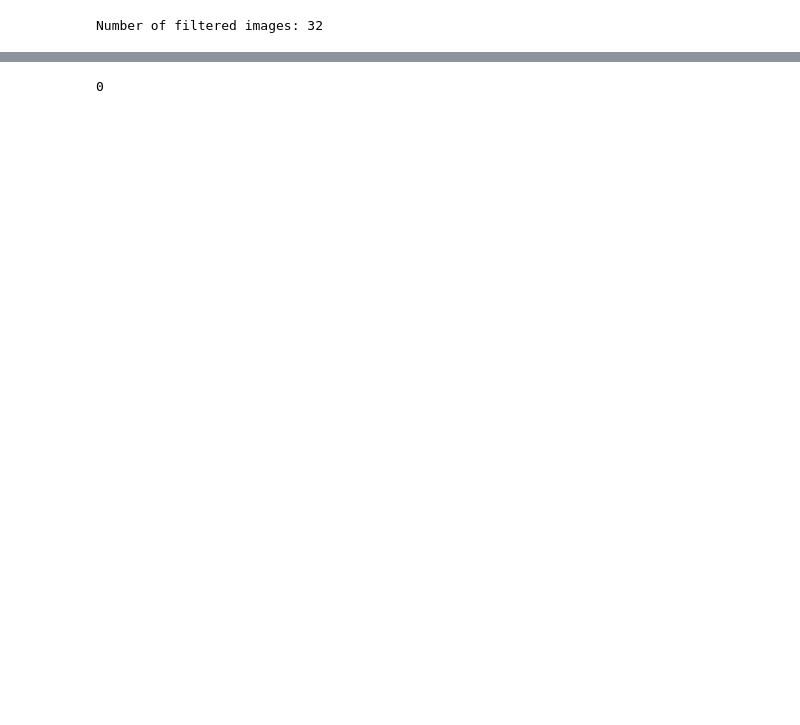
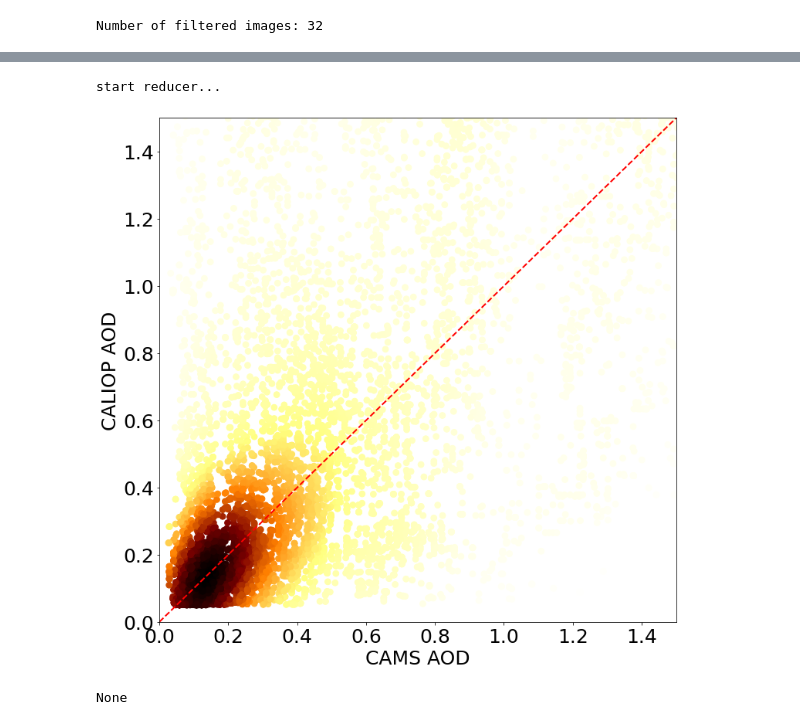
Before and after one commit to ray-climate/global_aerosol, a Jupyter notebook: CAMS/Sahara_dust/example_animation.ipynb, the cells around one changed output, grey strips where cells are left out. Saved outputs shown, nothing was run; the diff lists cells and outputs as text; code cells hidden in the pictures; blank space fills up the shorter version.

```diff
--- a/CAMS/Sahara_dust/example_animation.ipynb
+++ b/CAMS/Sahara_dust/example_animation.ipynb
@@ -13,5 +13,8 @@ Enter verification code: 4/1AdQt8qgMYj2nIenmQkEk-2kNHoqPDMMQSs1udsL0pD5zce6j1LQ9
 
 Successfully saved authorization token.
+# %%
+caliop_footprint_table = ee.FeatureCollection('projects/ee-ruisong/assets/caliop_footprint')
+aeolus_footprint_table = ee.FeatureCollection('projects/ee-ruisong/assets/aeolus_footprint')
 # %%
 # Import CAMS aerosol data, and filter data.
 aerosol_data = ee.ImageCollection('ECMWF/CAMS/NRT').filter(ee.Filter.date('2020-06-15', '2020-06-19')).select('total_aerosol_optical_depth_at_550nm_surface').filterMetadata('model_initialization_datetime','equals','2020-06-15T00:00:00')
@@ -110,6 +171,77 @@ geemap.add_text_to_gif(
     font_size=30,
     font_color='#ffffff',
 )
-os.system('rm -rf %s'%saved_gif)
+# os.system('rm -rf %s'%saved_gif)
-# %% [output]
-0
+# %%
+# test image collection reducer
+print('start reducer...')
+def CollectionReducer(image):
+
+    buffered = caliop_footprint_table_date.map(func_dky)
+    buffered_filtered = buffered.filter(ee.Filter.date(ee.Date(image.get('forecasting_time')).advance(-1.5, 'hour'), ee.Date(image.get('forecasting_time')).advance(1.5, 'hour')));
+
+    return image.reduceRegions(**{'collection': buffered_filtered,'reducer': ee.Reducer.mean(),'scale': 30})
+
+aod_mean_flatten = dataset_aod.map(CollectionReducer).flatten()
+
+CAMS_aod_mean_values = aod_mean_flatten.reduceColumns(ee.Reducer.toList(), ["mean"]).get('list').getInfo()
+CALIOP_aod_mean_values = aod_mean_flatten.reduceColumns(ee.Reducer.toList(), ["AOD"]).get('list').getInfo()
+
+CAMS_aod_mean_values_numpy_list = [i for i in CAMS_aod_mean_values]
+CALIOP_aod_mean_values_numpy_list = [i for i in CALIOP_aod_mean_values]
+# %% [output]
+start reducer...
+# %%
+from scipy.stats import gaussian_kde
+import matplotlib.pyplot as plt
+
+x = CAMS_aod_mean_values_numpy_list
+y = CALIOP_aod_mean_values_numpy_list
+xy = np.vstack([x,y])
+z = gaussian_kde(xy)(xy)
+
+x1 = np.linspace(0, 5 , 100)
+y1 = np.linspace(0, 5 , 100)
+
+fig, ax = plt.subplots(figsize=(12,12))
+plt.scatter(CAMS_aod_mean_values_numpy_list, CALIOP_aod_mean_values_numpy_list, c=z, s=60, cmap='afmhot_r')
+plt.plot(x1, y1, 'r--', lw=2, label='1:1')
+
+for tick in ax.xaxis.get_major_ticks():
+    tick.label.set_fontsize(25)
+for tick in ax.yaxis.get_major_ticks():
+    tick.label.set_fontsize(25)
+
+plt.xlim([0., 1.5])
+plt.ylim([0., 1.5])
+
+plt.xlabel('CAMS AOD', fontsize=25)
+plt.ylabel('CALIOP AOD', fontsize=25)
+
+plt.show()
+# %% [output]
+[figure, added]
+# %%
+import geemap
+
+Map = geemap.Map(center=[40,-100], zoom=4)
+
+# Add Earth Engine dataset
+Map.setCenter(-122.4, 37.7, 11)
+
+bart_stations = ee.FeatureCollection('GOOGLE/EE/DEMOS/bart-locations')
+print(bart_stations.get('constantValue'))
+buffered = bart_stations.map(lambda f: f.buffer(2000))
+unioned = buffered.union()
+
+Map.addLayer(unioned, {'color': '800080'}, "BART stations")
+Map.addLayerControl() # This line is not needed for ipyleaflet-based Map.
+
+download_dir = os.path.join(os.path.expanduser('~'), 'Downloads')
+if not os.path.exists(download_dir):
+    os.makedirs(download_dir)
+html_file = os.path.join(download_dir, 'my_map.html')
+
+Map.to_html(filename=html_file, title='My Map', width='100%', height='880px')
+# %% [output]
+None
```
Also changed, not shown: parts of 7 cells of this notebook, 20 other files.
